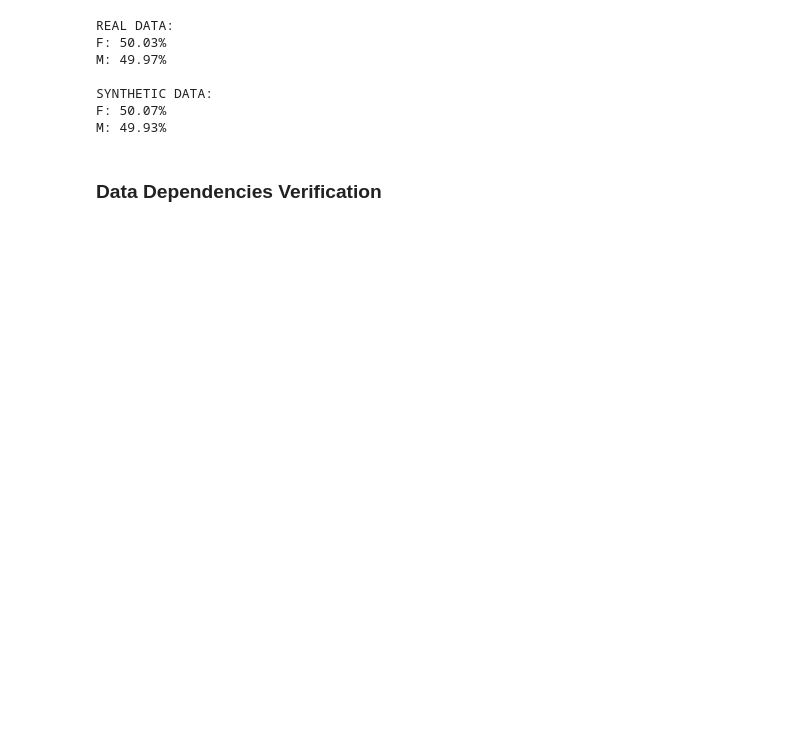
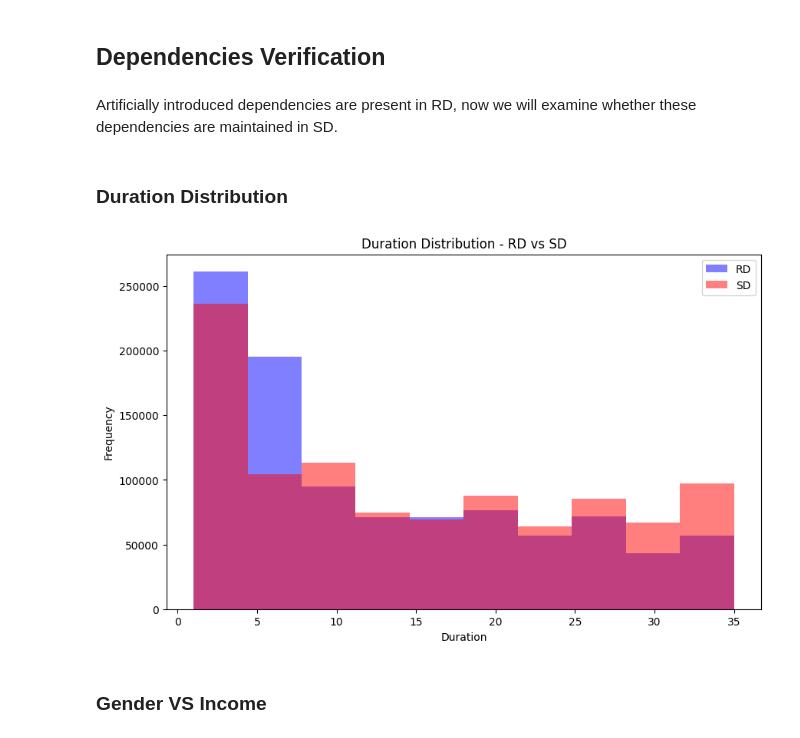
Before and after one commit to davideippolito/SyntheticData, a Jupyter notebook: SD_dataVisualization.ipynb, the cells around one changed output. Drawn from its saved outputs; the diff is of its cells as text; code cells hidden in the pictures; blank space fills up the shorter version.

```diff
--- a/SD_dataVisualization.ipynb
+++ b/SD_dataVisualization.ipynb
@@ -144,34 +126,34 @@ SYNTHETIC DATA:
-# %%
-# Calculate and display the percentages of rows for each unique value in the 'Gender' column in the real data
-total_rows_rd = len(RD)
-value_counts_rd = RD['Gender'].value_counts()
-percentages_rd = (value_counts_rd / total_rows_rd) * 100
-print("REAL DATA:")
-for value, count in value_counts_rd.items():
-    percentage = percentages_rd[value]
-    print(f"{value}: {percentage:.2f}%")
-
-# Calculate and display the percentages of rows for each unique value in the 'Gender' column in the synthetic data
-total_rows_sd = len(SD)
-value_counts_sd = SD['Gender'].value_counts()
-percentages_sd = (value_counts_sd / total_rows_sd) * 100
-print("\nSYNTHETIC DATA:")
-for value, count in value_counts_sd.items():
-    percentage = percentages_sd[value]
-    print(f"{value}: {percentage:.2f}%")
-# %% [output]
-REAL DATA:
-F: 50.03%
-M: 49.97%
-
-SYNTHETIC DATA:
-F: 50.07%
-M: 49.93%
 # %% [markdown]
-### Data Dependencies Verification
+## Dependencies Verification
+# %% [markdown]
+Artificially introduced dependencies are present in RD, now we will examine whether these dependencies are maintained in SD.
+# %% [markdown]
+### Duration Distribution
 # %%
 import matplotlib.pyplot as plt
 import numpy as np
+# %%
+# Create subplots
+fig, ax = plt.subplots(figsize=(10, 6))
+
+# Plot histogram of duration for RD and SD
+ax.hist(RD['Duration'], bins=10, color='blue', alpha=0.5, label='RD')
+ax.hist(SD['Duration'], bins=10, color='red', alpha=0.5, label='SD')
+
+# Set labels and title
+ax.set_xlabel('Duration')
+ax.set_ylabel('Frequency')
+ax.set_title('Duration Distribution - RD vs SD')
+
+# Add legend
+ax.legend()
+
+# Show the plot
+plt.show()
+# %% [output]
+[figure, added]
+# %% [markdown]
+### Gender VS Income
 # %%
 # Filter data for gender 'M'
 RD_gender_M = RD[RD['Gender'] == 'M']
```
Also changed, not shown: parts of 21 cells of this notebook, 4 other files.
